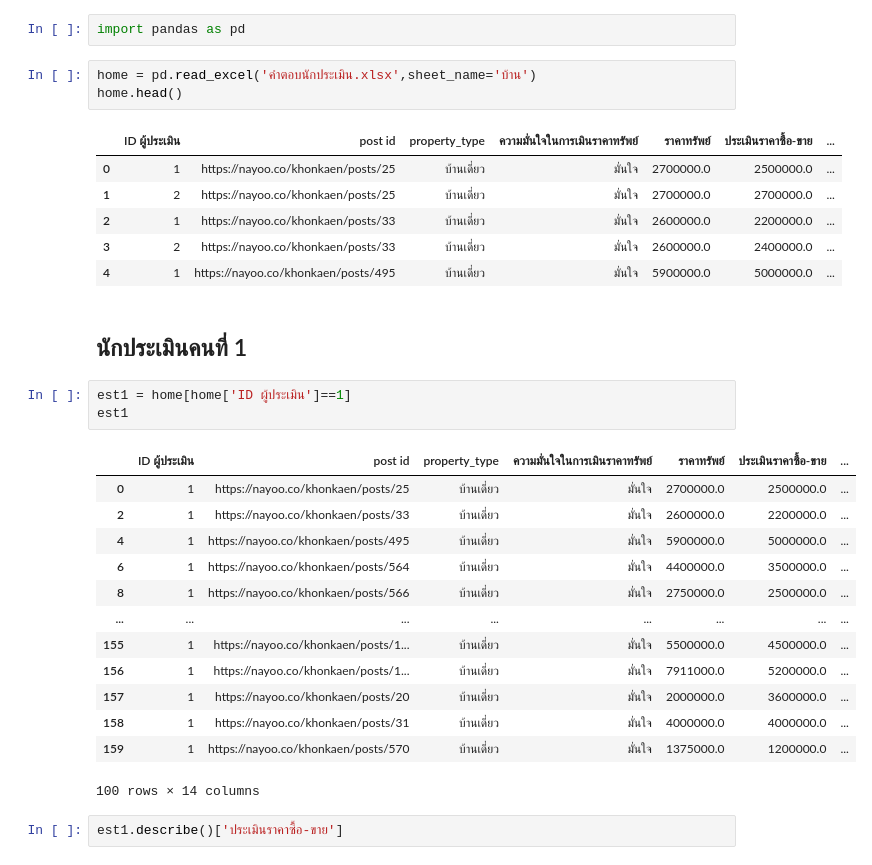
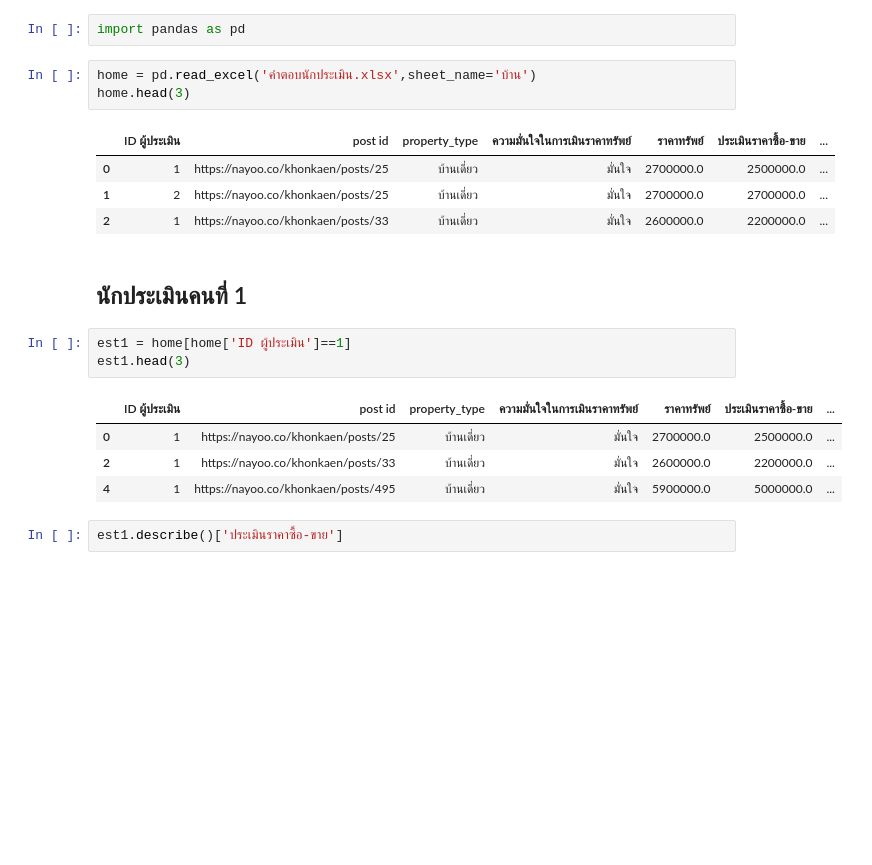
Before and after one commit to jirapat-tho/bsc_dpdm22, a Jupyter notebook: [dataprep]_property_estimator.ipynb, the cells around one changed output. Drawn from its saved outputs; the diff is of its cells as text; blank space fills up the shorter version.

```diff
--- a/[dataprep]_property_estimator.ipynb
+++ b/[dataprep]_property_estimator.ipynb
@@ -28,33 +25,22 @@ thsarabunnew-webfont.ttf.4   คำตอบนักประเมิน.xlsx
 import pandas as pd
 # %%
 home = pd.read_excel('คำตอบนักประเมิน.xlsx',sheet_name='บ้าน')
-home.head()
+home.head(3)
 # %% [output]
 |  | ID ผู้ประเมิน | post id | property_type | ความมั่นใจในการเมินราคาทรัพย์ | ราคาทรัพย์ | ประเมินราคาซื้อ-ขาย | ... |
 | 0 | 1 | https://nayoo.co/khonkaen/posts/25 | บ้านเดี่ยว | มั่นใจ | 2700000.0 | 2500000.0 | ... |
 | 1 | 2 | https://nayoo.co/khonkaen/posts/25 | บ้านเดี่ยว | มั่นใจ | 2700000.0 | 2700000.0 | ... |
 | 2 | 1 | https://nayoo.co/khonkaen/posts/33 | บ้านเดี่ยว | มั่นใจ | 2600000.0 | 2200000.0 | ... |
-| 3 | 2 | https://nayoo.co/khonkaen/posts/33 | บ้านเดี่ยว | มั่นใจ | 2600000.0 | 2400000.0 | ... |
-| 4 | 1 | https://nayoo.co/khonkaen/posts/495 | บ้านเดี่ยว | มั่นใจ | 5900000.0 | 5000000.0 | ... |
 # %% [markdown]
 ## นักประเมินคนที่ 1
 # %%
 est1 = home[home['ID ผู้ประเมิน']==1]
-est1
+est1.head(3)
 # %% [output]
 |  | ID ผู้ประเมิน | post id | property_type | ความมั่นใจในการเมินราคาทรัพย์ | ราคาทรัพย์ | ประเมินราคาซื้อ-ขาย | ... |
 | 0 | 1 | https://nayoo.co/khonkaen/posts/25 | บ้านเดี่ยว | มั่นใจ | 2700000.0 | 2500000.0 | ... |
 | 2 | 1 | https://nayoo.co/khonkaen/posts/33 | บ้านเดี่ยว | มั่นใจ | 2600000.0 | 2200000.0 | ... |
 | 4 | 1 | https://nayoo.co/khonkaen/posts/495 | บ้านเดี่ยว | มั่นใจ | 5900000.0 | 5000000.0 | ... |
-| 6 | 1 | https://nayoo.co/khonkaen/posts/564 | บ้านเดี่ยว | มั่นใจ | 4400000.0 | 3500000.0 | ... |
-| 8 | 1 | https://nayoo.co/khonkaen/posts/566 | บ้านเดี่ยว | มั่นใจ | 2750000.0 | 2500000.0 | ... |
-| ... | ... | ... | ... | ... | ... | ... | ... |
-| 155 | 1 | https://nayoo.co/khonkaen/posts/1... | บ้านเดี่ยว | มั่นใจ | 5500000.0 | 4500000.0 | ... |
-| 156 | 1 | https://nayoo.co/khonkaen/posts/1... | บ้านเดี่ยว | มั่นใจ | 7911000.0 | 5200000.0 | ... |
-| 157 | 1 | https://nayoo.co/khonkaen/posts/20 | บ้านเดี่ยว | มั่นใจ | 2000000.0 | 3600000.0 | ... |
-| 158 | 1 | https://nayoo.co/khonkaen/posts/31 | บ้านเดี่ยว | มั่นใจ | 4000000.0 | 4000000.0 | ... |
-| 159 | 1 | https://nayoo.co/khonkaen/posts/570 | บ้านเดี่ยว | มั่นใจ | 1375000.0 | 1200000.0 | ... |
-100 rows × 14 columns
 # %%
 est1.describe()['ประเมินราคาซื้อ-ขาย']
 # %% [output]
```
Also changed, not shown: parts of 56 cells of this notebook.
